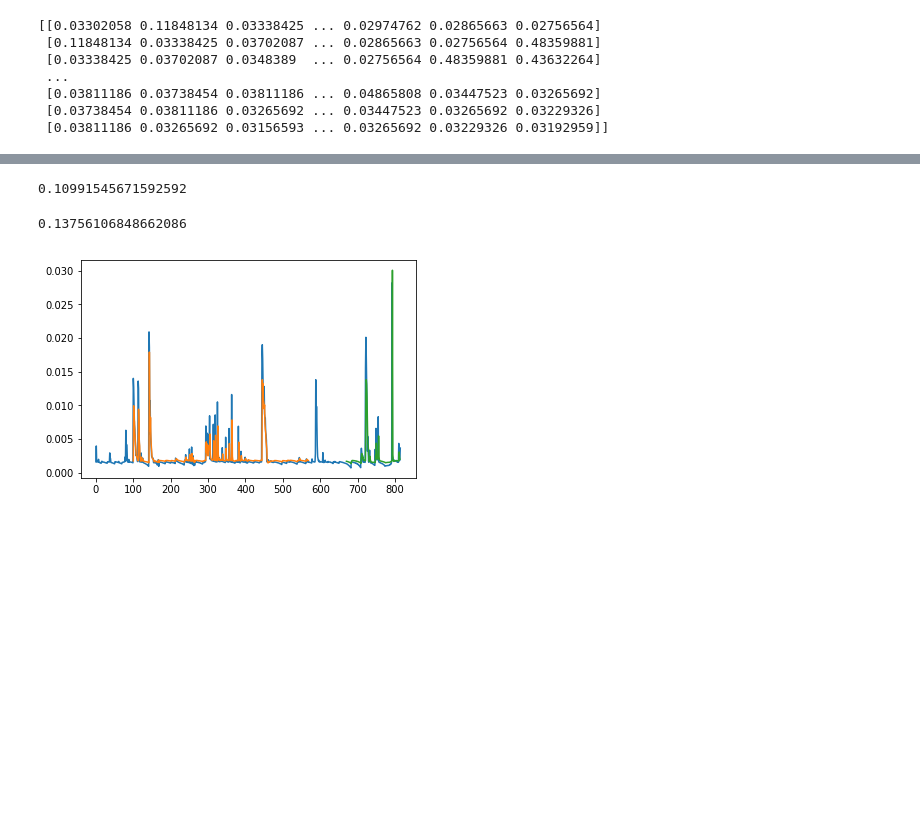
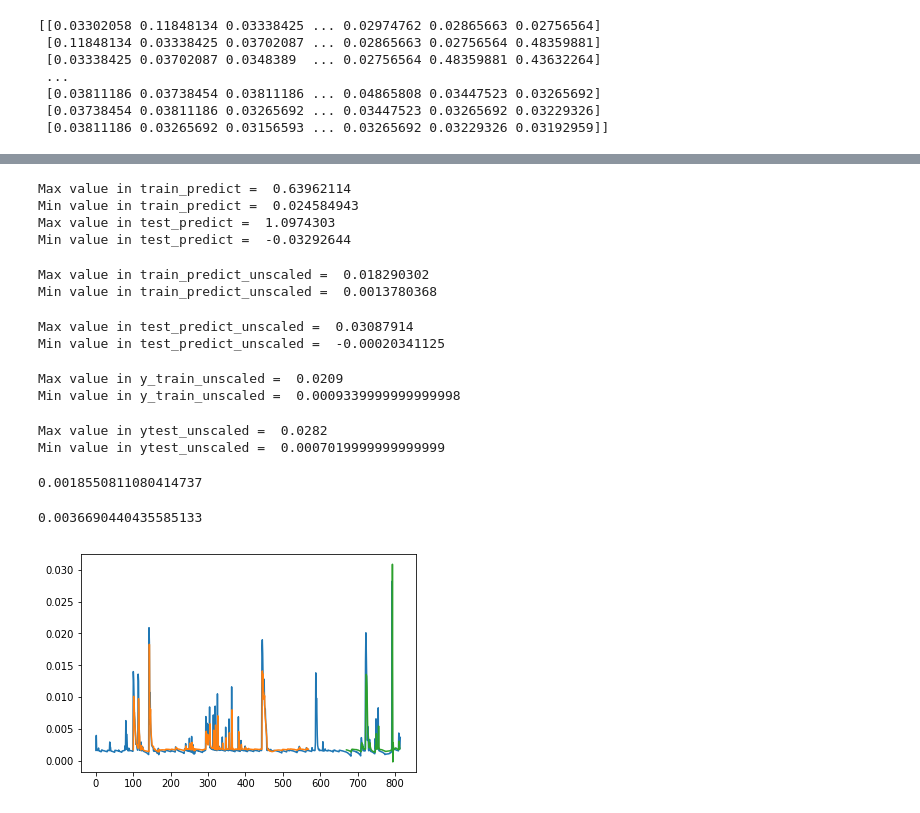
Before and after one commit to abhimanyu-jain/Magnetic-Field-Strength-Prediction, a Jupyter notebook: notebooks/Analysis.ipynb, the cells around one changed output, grey strips where cells are left out. Saved outputs shown, nothing was run; the diff lists cells and outputs as text; code cells hidden in the pictures; blank space fills up the shorter version.

Commit message:
Adjucted for scaling

```diff
--- a/notebooks/Analysis.ipynb
+++ b/notebooks/Analysis.ipynb
@@ -485,7 +493,7 @@ Trainable params: 50,851
 Non-trainable params: 0
 _________________________________________________________________
 # %%
-model.fit(X_train,y_train,validation_data=(X_test,ytest),epochs=100,batch_size=64,verbose=1)
+model.fit(X_train_reshaped,y_train,validation_data=(X_test_reshaped,ytest),epochs=100,batch_size=64,verbose=1)
 # %% [output]
 Train on 469 samples, validate on 144 samples
 Epoch 1/100
@@ -507,39 +515,79 @@ Epoch 100/100
 <tensorflow.python.keras.callbacks.History at 0x...>
 # %%
 ### Lets Do the prediction and check performance metrics
-train_predict=model.predict(X_train)
-test_predict=model.predict(X_test)
+train_predict=model.predict(X_train_reshaped)
+test_predict=model.predict(X_test_reshaped)
+
+print("Max value in train_predict = ", np.max(train_predict))
+print("Min value in train_predict = ", np.min(train_predict))
+print("Max value in test_predict = ", np.max(test_predict))
+print("Min value in test_predict = ", np.min(test_predict))
+# %% [output]
+Max value in train_predict =  0.63962114
+Min value in train_predict =  0.024584943
+Max value in test_predict =  1.0974303
+Min value in test_predict =  -0.03292644
 # %%
 ##Transformback to original form, reverse the effect of scaling
-train_predict=scaler.inverse_transform(train_predict)
-test_predict=scaler.inverse_transform(test_predict)
+train_predict_unscaled = scaler.inverse_transform(train_predict)
+print("Max value in train_predict_unscaled = ", np.max(train_predict_unscaled))
+print("Min value in train_predict_unscaled = ", np.min(train_predict_unscaled))
+# %% [output]
+Max value in train_predict_unscaled =  0.018290302
+Min value in train_predict_unscaled =  0.0013780368
+# %%
+##Transformback to original form, reverse the effect of scaling
+test_predict_unscaled = scaler.inverse_transform(test_predict)
+print("Max value in test_predict_unscaled = ", np.max(test_predict_unscaled))
+print("Min value in test_predict_unscaled = ", np.min(test_predict_unscaled))
+# %% [output]
+Max value in test_predict_unscaled =  0.03087914
+Min value in test_predict_unscaled =  -0.00020341125
+# %%
+##Transformback to original form, reverse the effect of scaling
+y_train_unscaled = scaler.inverse_transform(np.array(y_train).reshape(-1,1))
+print("Max value in y_train_unscaled = ", np.max(y_train_unscaled))
+print("Min value in y_train_unscaled = ", np.min(y_train_unscaled))
+# %% [output]
+Max value in y_train_unscaled =  0.0209
+Min value in y_train_unscaled =  0.0009339999999999998
+# %%
+##Transformback to original form, reverse the effect of scaling
+ytest_unscaled = scaler.inverse_transform(np.array(ytest).reshape(-1,1))
+print("Max value in ytest_unscaled = ", np.max(ytest_unscaled))
+print("Min value in ytest_unscaled = ", np.min(ytest_unscaled))
+# %% [output]
+Max value in ytest_unscaled =  0.0282
+Min value in ytest_unscaled =  0.0007019999999999999
 # %%
 ### Calculate RMSE performance metrics. RMSE on training data gives a benchmark to compare against.
 import math
 from sklearn.metrics import mean_squared_error
-math.sqrt(mean_squared_error(y_train,train_predict))
+math.sqrt(mean_squared_error(y_train_unscaled, train_predict_unscaled))
 # %% [output]
-0.10991545671592592
+0.0018550811080414737
 # %%
 ### Test Data RMSE
-math.sqrt(mean_squared_error(ytest,test_predict))
+math.sqrt(mean_squared_error(ytest_unscaled, test_predict_unscaled))
 # %% [output]
-0.13756106848662086
+0.0036690440435585133
 # %%
 ### Plotting
 # shift train predictions for plotting
 look_back = time_step
 trainPredictPlot = np.empty_like(df)
 trainPredictPlot[:, :] = np.nan
-trainPredictPlot[look_back:len(train_predict)+look_back, :] = train_predict
+trainPredictPlot[look_back:len(train_predict_unscaled)+look_back, :] = train_predict_unscaled
+
 # shift test predictions for plotting
 testPredictPlot = np.empty_like(df)
 testPredictPlot[:, :] = np.nan
-testPredictPlot[len(train_predict)+(look_back*2)+1:len(df)-1, :] = test_predict
+testPredictPlot[len(train_predict_unscaled)+(look_back*2)+1:len(df)-1, :] = test_predict_unscaled
+
 # plot baseline and predictions
 plt.plot(scaler.inverse_transform(df))
 plt.plot(trainPredictPlot)
 plt.plot(testPredictPlot)
 plt.show()
 # %% [output]
-[figure, old version]
+[figure, new version]
```
Also changed, not shown: parts of 12 cells of this notebook.
